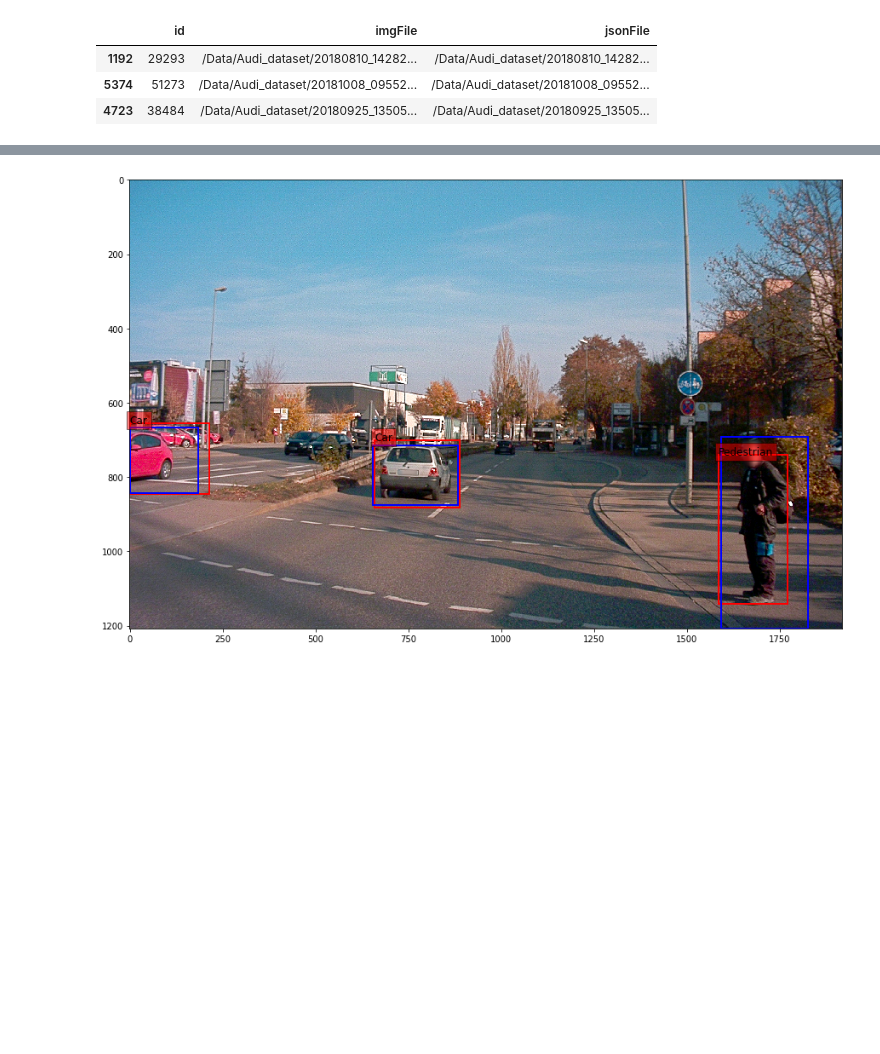
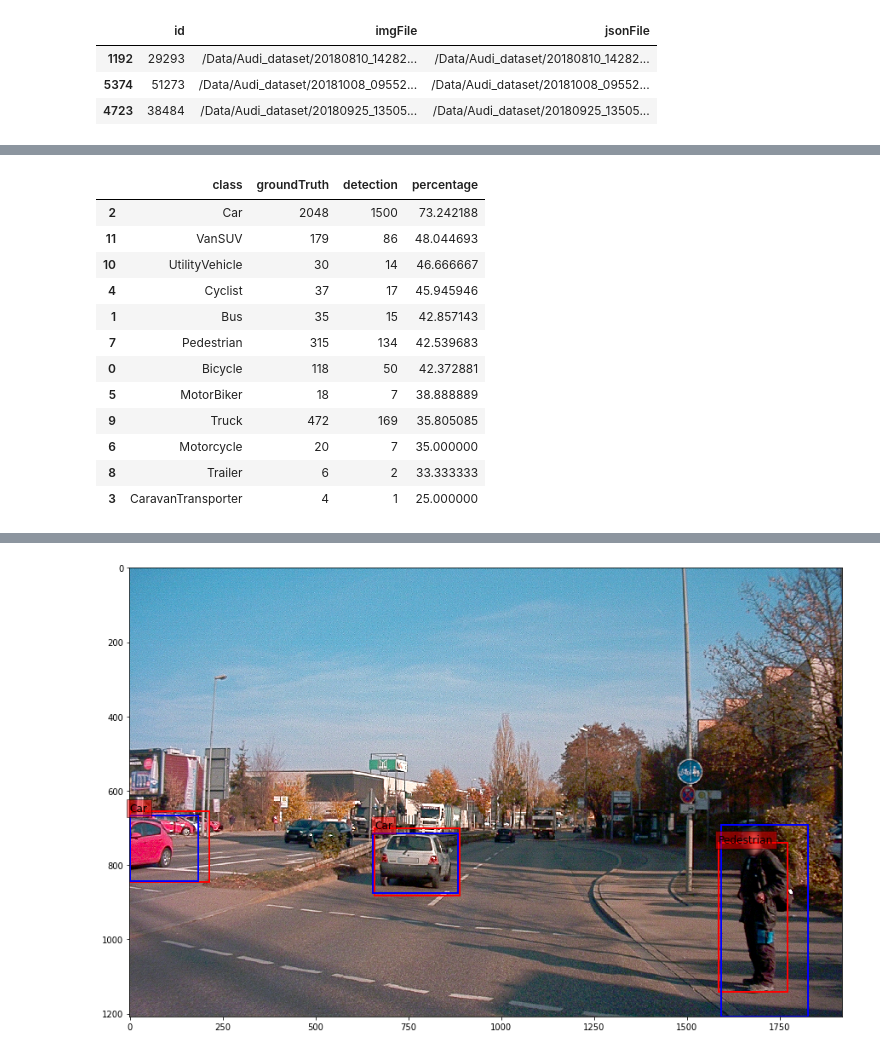
Before and after one commit to Suman-Saini/CapstoneProject_2, a Jupyter notebook: object_detection.ipynb, the cells around one changed output, grey strips where cells are left out. Saved outputs shown, nothing was run; the diff lists cells and outputs as text; code cells hidden in the pictures; blank space fills up the shorter version.

```diff
--- a/object_detection.ipynb
+++ b/object_detection.ipynb
@@ -241,0 +254,22 @@ mAP: 14.08%
+# %%
+s1 = pd.DataFrame(gtDf.groupby(['class']).size().reset_index())
+s2 = pd.DataFrame(dtDf.groupby(['class']).size().reset_index())
+s1 = pd.merge(s1,s2,on=['class'])#,columns=['class','gt'])#.stack(['class'])
+s1.columns=['class','groundTruth','detection']
+s1['percentage'] = ((s1['detection']/s1['groundTruth']) * 100)
+s1 = s1.sort_values(['percentage'], ascending=False)
+s1
+# %% [output]
+|  | class | groundTruth | detection | percentage |
+| 2 | Car | 2048 | 1500 | 73.242188 |
+| 11 | VanSUV | 179 | 86 | 48.044693 |
+| 10 | UtilityVehicle | 30 | 14 | 46.666667 |
+| 4 | Cyclist | 37 | 17 | 45.945946 |
+| 1 | Bus | 35 | 15 | 42.857143 |
+| 7 | Pedestrian | 315 | 134 | 42.539683 |
+| 0 | Bicycle | 118 | 50 | 42.372881 |
+| 5 | MotorBiker | 18 | 7 | 38.888889 |
+| 9 | Truck | 472 | 169 | 35.805085 |
+| 6 | Motorcycle | 20 | 7 | 35.000000 |
+| 8 | Trailer | 6 | 2 | 33.333333 |
+| 3 | CaravanTransporter | 4 | 1 | 25.000000 |
```
Also changed, not shown: parts of 16 cells of this notebook, 3 other files.
